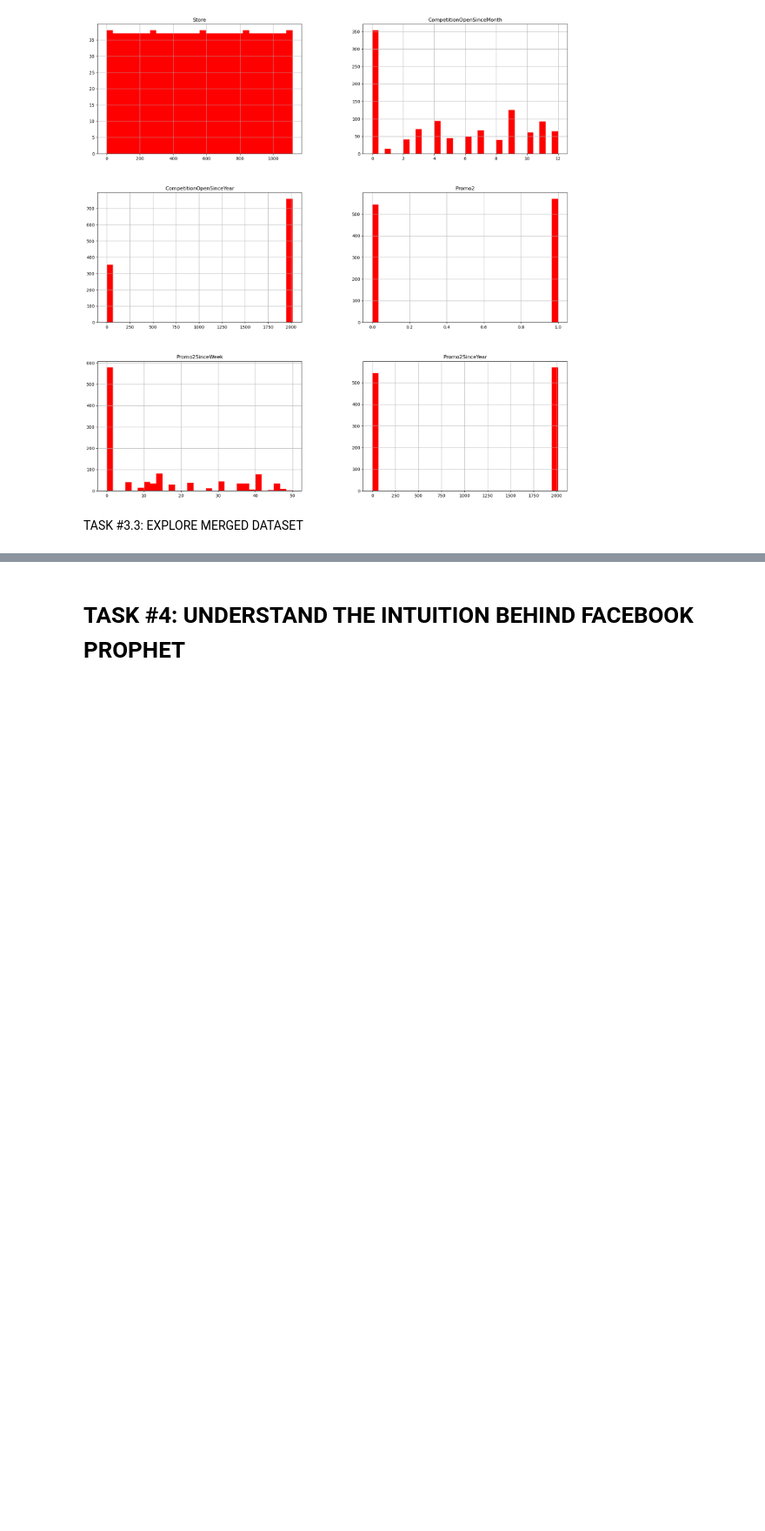
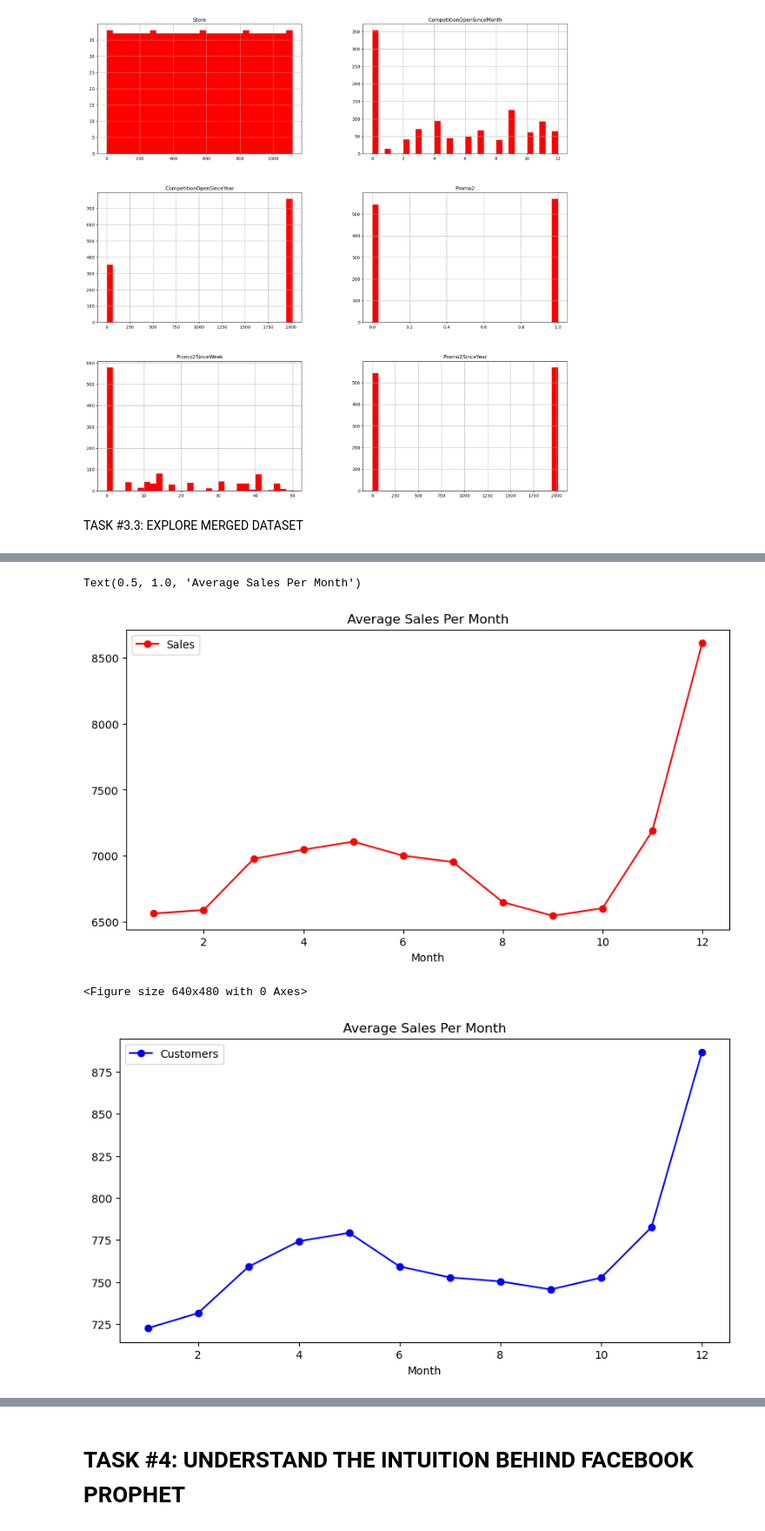
Before and after one commit to vlzsombor/ARIMA, a Jupyter notebook: udemy/Data Science for Business 6 Real-world Case Studies/3. Sales Deparment/Sales_Department_skeleton.ipynb, the cells around one changed output, grey strips where cells are left out. Shown: that part at 87% size. Saved outputs shown, nothing was run; the diff lists cells and outputs as text; code cells hidden in the pictures; blank space fills up the shorter version.

```diff
--- a/udemy/Data Science for Business 6 Real-world Case Studies/3. Sales Deparment/Sales_Department_skeleton.ipynb
+++ b/udemy/Data Science for Business 6 Real-world Case Studies/3. Sales Deparment/Sales_Department_skeleton.ipynb
@@ -329,5 +351,9 @@ sales_train_df = pd.merge(sales_train_df, store_info_df, on = 'Store')
 # Customers/Prmo2 and sales are strongly correlated
 # %%
 # Let's separate the year and put it into a separate column
+sales_train_all_df['Year'] = pd.DatetimeIndex(sales_train_all_df['Date']).year
+# %%
+sales_train_all_df['Month'] = pd.DatetimeIndex(sales_train_all_df['Date']).month
+sales_train_all_df['Day'] = pd.DatetimeIndex(sales_train_all_df['Date']).day
 # %%
 # Let's do the same for the Day and Month
@@ -334,4 +368,24 @@ sales_train_df = pd.merge(sales_train_df, store_info_df, on = 'Store')
 # %%
 # Let's take a look at the average sales and number of customers per month
 # 'groupby' works great by grouping all the data that share the same month column, then obtain the mean of the sales column
 # It looks like sales and number of customers peak around christmas timeframe
+
+
+axis = sales_train_all_df.groupby('Month')[['Sales']].mean().plot(figsize= (10, 5), marker = 'o', color = 'r')
+axis.set_title('Average Sales Per Month')
+
+
+plt.figure()
+
+
+axis = sales_train_all_df.groupby('Month')[['Customers']].mean().plot(figsize= (10, 5), marker = 'o', color = 'b')
+axis.set_title('Average Sales Per Month')
+
+
+
+# sales_train_all_df.groupby('Month')[['Sales']].mean()
+# %% [output]
+Text(0.5, 1.0, 'Average Sales Per Month')
+[figure, added]
+<Figure size 640x480 with 0 Axes>
+[figure, added]
```
Also changed, not shown: parts of 9 cells of this notebook.
